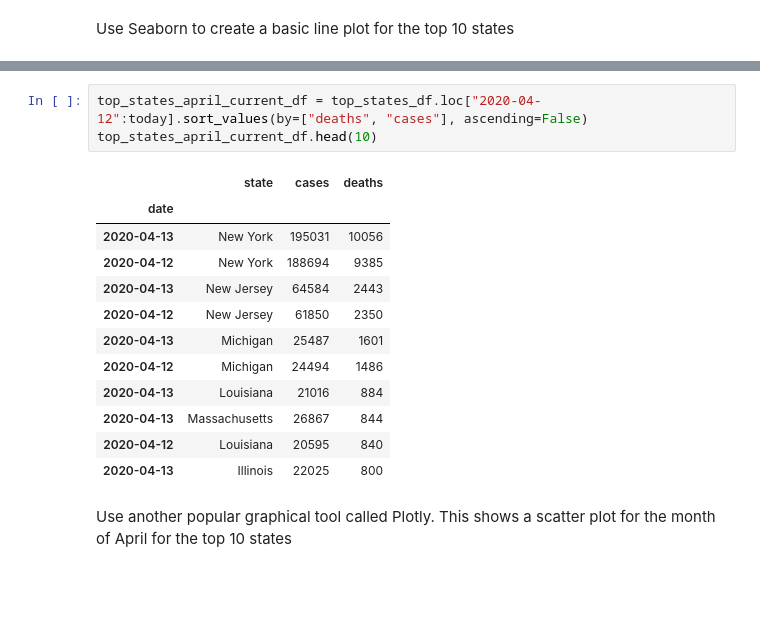
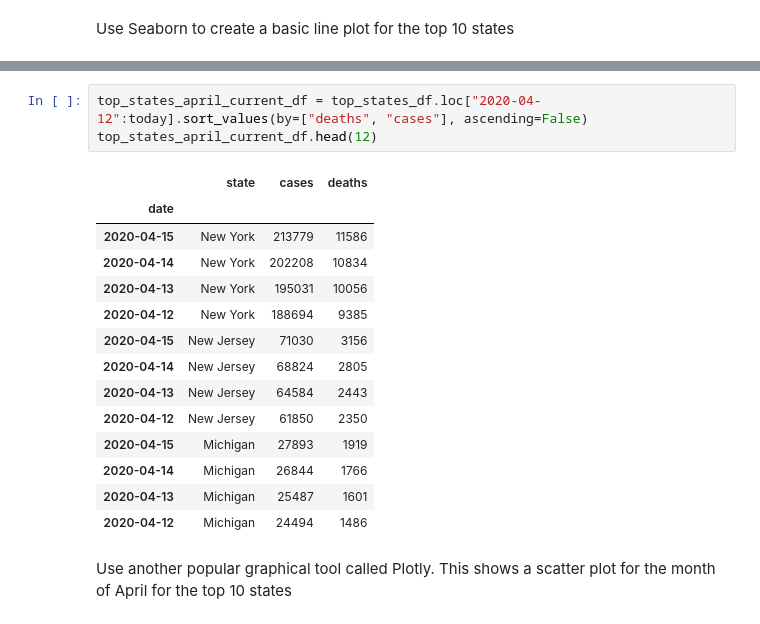
Before and after one commit to 5ft6/covid-19-Hawaii, a Jupyter notebook: Covid_19_Hawaii.ipynb, the cells around one changed output, grey strips where cells are left out. Cells and saved outputs as stored; diff of their text form; blank space fills up the shorter version.

```diff
--- a/Covid_19_Hawaii.ipynb
+++ b/Covid_19_Hawaii.ipynb
@@ -165,19 +164,21 @@ ax.fig.subplots_adjust(wspace=.2)
 # %%
 top_states_april_current_df = top_states_df.loc["2020-04-12":today].sort_values(by=["deaths", "cases"], ascending=False)
-top_states_april_current_df.head(10)
+top_states_april_current_df.head(12)
 # %% [output]
 |  | state | cases | deaths |
 | date |  |  |  |
+| 2020-04-15 | New York | 213779 | 11586 |
+| 2020-04-14 | New York | 202208 | 10834 |
 | 2020-04-13 | New York | 195031 | 10056 |
 | 2020-04-12 | New York | 188694 | 9385 |
+| 2020-04-15 | New Jersey | 71030 | 3156 |
+| 2020-04-14 | New Jersey | 68824 | 2805 |
 | 2020-04-13 | New Jersey | 64584 | 2443 |
 | 2020-04-12 | New Jersey | 61850 | 2350 |
+| 2020-04-15 | Michigan | 27893 | 1919 |
+| 2020-04-14 | Michigan | 26844 | 1766 |
 | 2020-04-13 | Michigan | 25487 | 1601 |
 | 2020-04-12 | Michigan | 24494 | 1486 |
-| 2020-04-13 | Louisiana | 21016 | 884 |
-| 2020-04-13 | Massachusetts | 26867 | 844 |
-| 2020-04-12 | Louisiana | 20595 | 840 |
-| 2020-04-13 | Illinois | 22025 | 800 |
 # %% [markdown]
 Use another popular graphical tool called Plotly. This shows a scatter plot for the month of April for the top 10 states
 # %%
```
Also changed, not shown: parts of 26 cells of this notebook.
